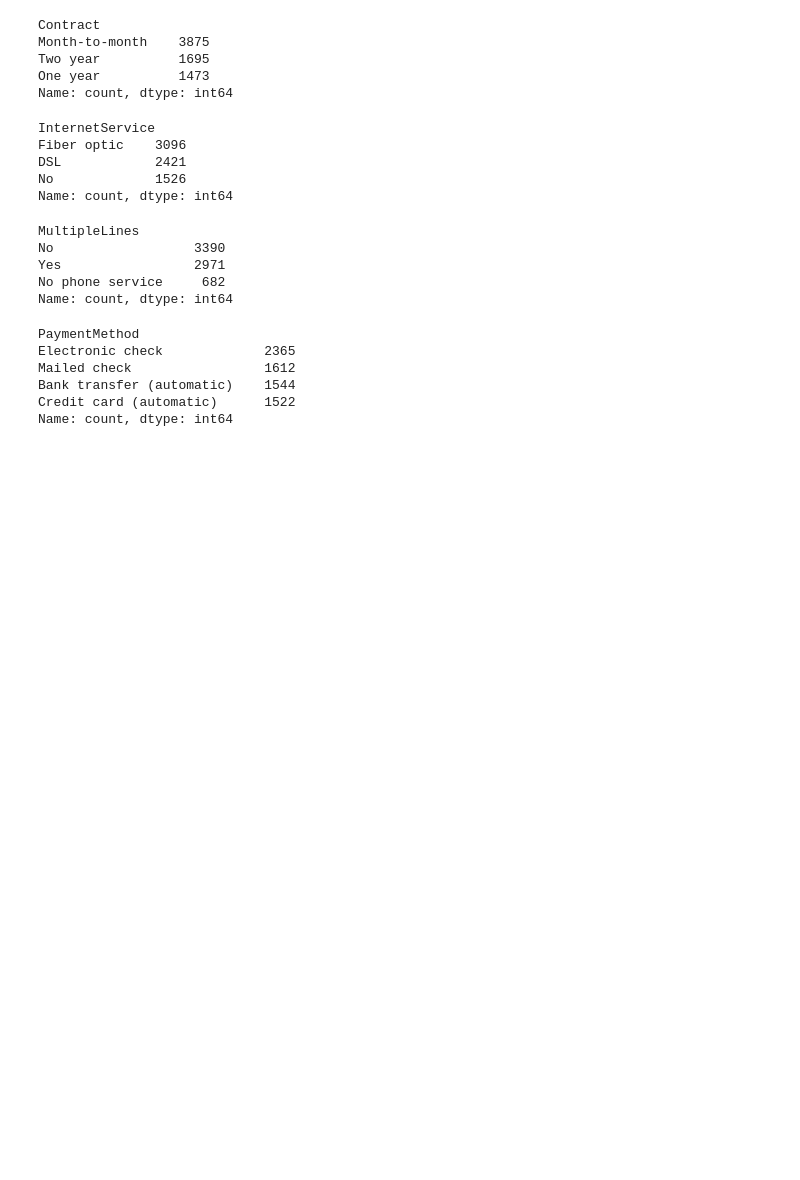
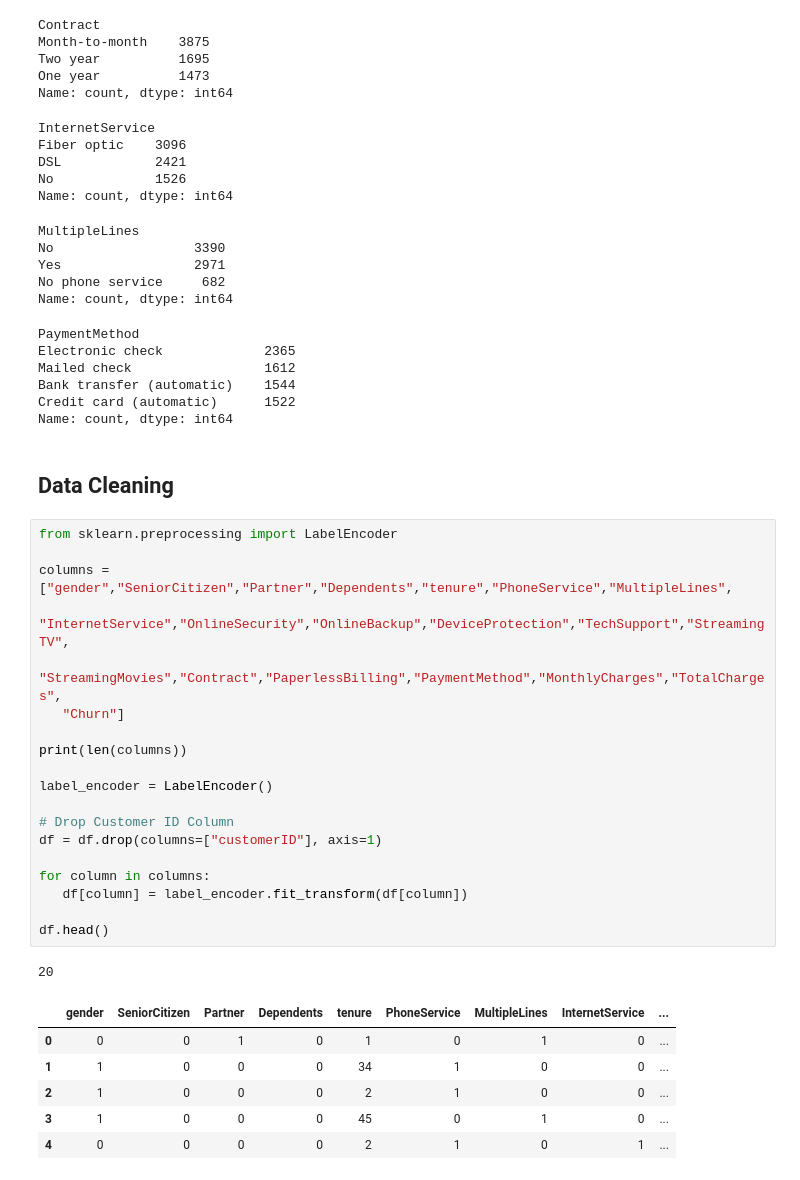
Before and after one commit to Sherwin1600/CS-412-Final-Project, a Jupyter notebook: churnExperiment.ipynb, the cells around one changed output. Saved outputs shown, nothing was run; the diff lists cells and outputs as text; blank space fills up the shorter version.

```diff
--- a/churnExperiment.ipynb
+++ b/churnExperiment.ipynb
@@ -103,3 +103,32 @@ Mailed check                 1612
 Bank transfer (automatic)    1544
 Credit card (automatic)      1522
 Name: count, dtype: int64
+# %% [markdown]
+## **Data Cleaning**
+# %%
+from sklearn.preprocessing import LabelEncoder
+
+columns = ["gender","SeniorCitizen","Partner","Dependents","tenure","PhoneService","MultipleLines",
+   "InternetService","OnlineSecurity","OnlineBackup","DeviceProtection","TechSupport","StreamingTV",
+   "StreamingMovies","Contract","PaperlessBilling","PaymentMethod","MonthlyCharges","TotalCharges",
+   "Churn"]
+
+print(len(columns))
+
+label_encoder = LabelEncoder()
+
+# Drop Customer ID Column
+df = df.drop(columns=["customerID"], axis=1)
+
+for column in columns:
+   df[column] = label_encoder.fit_transform(df[column])
+
+df.head()
+# %% [output]
+20
+|  | gender | SeniorCitizen | Partner | Dependents | tenure | PhoneService | MultipleLines | InternetService | ... |
+| 0 | 0 | 0 | 1 | 0 | 1 | 0 | 1 | 0 | ... |
+| 1 | 1 | 0 | 0 | 0 | 34 | 1 | 0 | 0 | ... |
+| 2 | 1 | 0 | 0 | 0 | 2 | 1 | 0 | 0 | ... |
+| 3 | 1 | 0 | 0 | 0 | 45 | 0 | 1 | 0 | ... |
+| 4 | 0 | 0 | 0 | 0 | 2 | 1 | 0 | 1 | ... |
```
Also changed, not shown: parts of 4 cells of this notebook, 2 other files.
